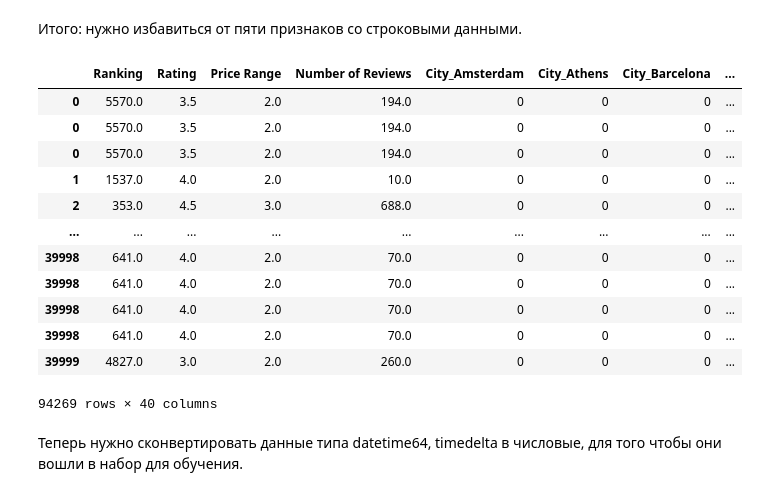
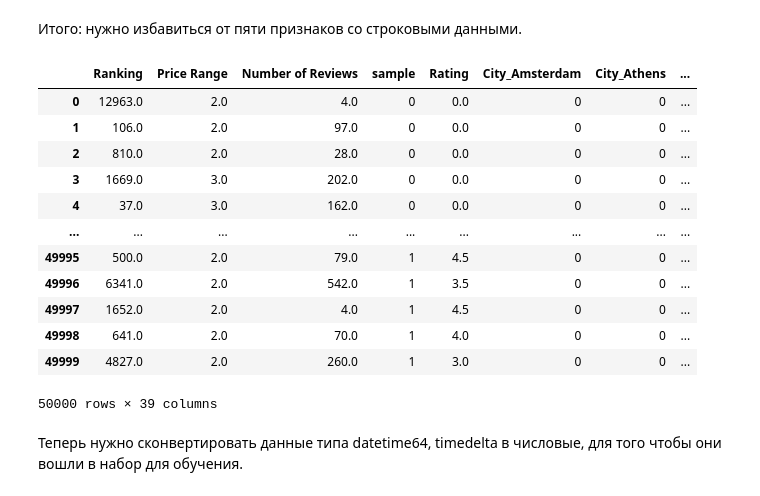
Before and after one commit to thesunrise30/DataScience, a Jupyter notebook: module_3/0_project_3.ipynb, the cells around one changed output. Cells and saved outputs as stored; diff of their text form; code cells hidden in the pictures.

```diff
--- a/module_3/0_project_3.ipynb
+++ b/module_3/0_project_3.ipynb
@@ -44,5 +44,12 @@ df = pd.read_csv(DATA_DIR+'/main_task.csv')
 df_test = pd.read_csv(DATA_DIR+'kaggle_task.csv')
 sample_submission = pd.read_csv(DATA_DIR+'/sample_submission.csv')
+# %%
+# ВАЖНО! дря корректной обработки признаков объединяем трейн и тест в один датасет
+df_train['sample'] = 1 # помечаем где у нас трейн
+df_test['sample'] = 0 # помечаем где у нас тест
+df_test['Rating'] = 0 # в тесте у нас нет значения Rating, мы его должны предсказать, по этому пока просто заполняем нулями
+
+df = df_test.append(df_train, sort=False).reset_index(drop=True) # объединяем
 # %%
 df.info()
 # %% [output]
@@ -122,4 +132,6 @@ Name: City, dtype: int64
 df = pd.get_dummies(df, columns=['City',], dummy_na=True)
 # %% [markdown]
 **2. Reviews**
+# %%
+df['Reviews'] = df['Reviews'].fillna('0')
 # %%
@@ -132,6 +144,7 @@ df["Reviews"] = df["Reviews"].apply(date_replace)
 df['data_first'] = df['Reviews'].apply(lambda x: pd.to_datetime(x).min())
 df['data_last'] = df['Reviews'].apply(lambda x: pd.to_datetime(x).max())
 df['date_dif'] = df['data_last'] - df['data_first']
+df['date_dif'].fillna(df['date_dif'].mean(), inplace=True)
 # %% [markdown]
 **3. Price range**
 # %% [markdown]
@@ -156,6 +169,8 @@ df['Price Range'].fillna(round(df['Price Range'].mean()), inplace = True)
 # %%
 df['Cuisine Style'] = df["Cuisine Style"].fillna('0')
 df['Cuisine Style'] = df['Cuisine Style'].apply(lambda x: str(x).strip('[]').split(', '))
-df = df.explode('Cuisine Style').dropna()
-df['Cuisine Style'].value_counts()
+df_temp = pd.DataFrame()
+df_temp = df.explode('Cuisine Style').dropna()
+#df_temp.value_counts()
+df_temp['Cuisine Style'].value_counts()
 # %% [output]
@@ -206,22 +221,22 @@ memory usage: 12.9+ MB
 # %% [markdown]
 Итого: нужно избавиться от пяти признаков со строковыми данными.
 # %%
-df = df.select_dtypes(['number', 'datetime64', 'timedelta64'])
+df = df.select_dtypes(['number', 'timedelta64'])
 df
 # %% [output]
-|  | Ranking | Rating | Price Range | Number of Reviews | City_Amsterdam | City_Athens | City_Barcelona | ... |
-| 0 | 5570.0 | 3.5 | 2.0 | 194.0 | 0 | 0 | 0 | ... |
-| 0 | 5570.0 | 3.5 | 2.0 | 194.0 | 0 | 0 | 0 | ... |
-| 0 | 5570.0 | 3.5 | 2.0 | 194.0 | 0 | 0 | 0 | ... |
-| 1 | 1537.0 | 4.0 | 2.0 | 10.0 | 0 | 0 | 0 | ... |
-| 2 | 353.0 | 4.5 | 3.0 | 688.0 | 0 | 0 | 0 | ... |
+|  | Ranking | Price Range | Number of Reviews | sample | Rating | City_Amsterdam | City_Athens | ... |
+| 0 | 12963.0 | 2.0 | 4.0 | 0 | 0.0 | 0 | 0 | ... |
+| 1 | 106.0 | 2.0 | 97.0 | 0 | 0.0 | 0 | 0 | ... |
+| 2 | 810.0 | 2.0 | 28.0 | 0 | 0.0 | 0 | 0 | ... |
+| 3 | 1669.0 | 3.0 | 202.0 | 0 | 0.0 | 0 | 0 | ... |
+| 4 | 37.0 | 3.0 | 162.0 | 0 | 0.0 | 0 | 0 | ... |
 | ... | ... | ... | ... | ... | ... | ... | ... | ... |
-| 39998 | 641.0 | 4.0 | 2.0 | 70.0 | 0 | 0 | 0 | ... |
-| 39998 | 641.0 | 4.0 | 2.0 | 70.0 | 0 | 0 | 0 | ... |
-| 39998 | 641.0 | 4.0 | 2.0 | 70.0 | 0 | 0 | 0 | ... |
-| 39998 | 641.0 | 4.0 | 2.0 | 70.0 | 0 | 0 | 0 | ... |
-| 39999 | 4827.0 | 3.0 | 2.0 | 260.0 | 0 | 0 | 0 | ... |
+| 49995 | 500.0 | 2.0 | 79.0 | 1 | 4.5 | 0 | 0 | ... |
+| 49996 | 6341.0 | 2.0 | 542.0 | 1 | 3.5 | 0 | 0 | ... |
+| 49997 | 1652.0 | 2.0 | 4.0 | 1 | 4.5 | 0 | 0 | ... |
+| 49998 | 641.0 | 2.0 | 70.0 | 1 | 4.0 | 0 | 0 | ... |
+| 49999 | 4827.0 | 2.0 | 260.0 | 1 | 3.0 | 0 | 0 | ... |
-94269 rows × 40 columns
+50000 rows × 39 columns
 # %% [markdown]
 Теперь нужно сконвертировать данные типа datetime64, timedelta в числовые, для того чтобы они вошли в набор для обучения.
 # %%
```
Also changed, not shown: parts of 24 cells of this notebook.
